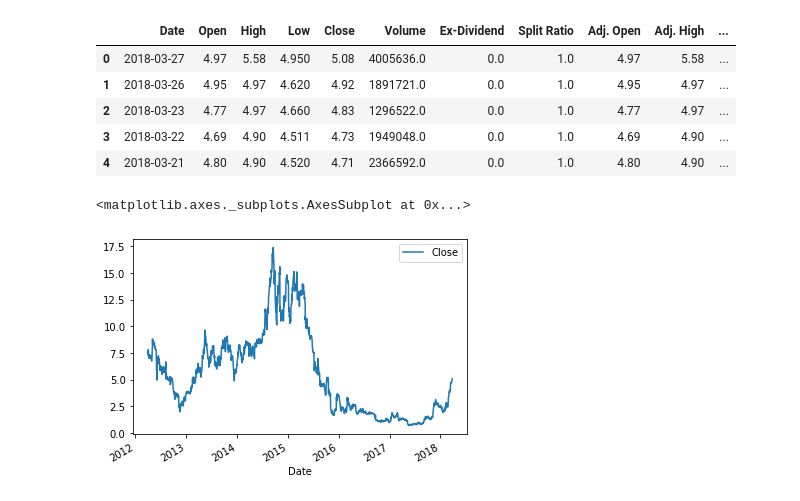
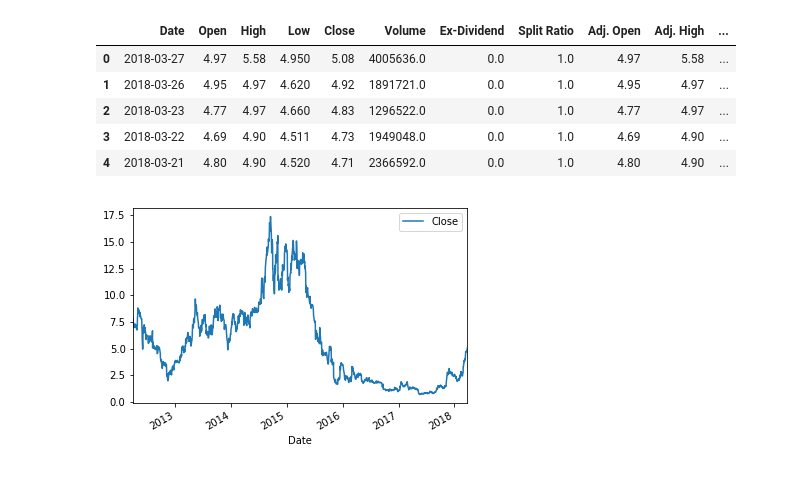
Before and after one commit to CamKirk/pyladies-api-to-random-walk, a Jupyter notebook: Untitled.ipynb, the cells around one changed output. Cells and saved outputs as stored; diff of their text form; code cells hidden in the pictures.

```diff
--- a/Untitled.ipynb
+++ b/Untitled.ipynb
@@ -49,9 +15,8 @@ df.head()
 | 3 | 2018-03-22 | 4.69 | 4.90 | 4.511 | 4.73 | 1949048.0 | 0.0 | 1.0 | 4.69 | 4.90 | ... |
 | 4 | 2018-03-21 | 4.80 | 4.90 | 4.520 | 4.71 | 2366592.0 | 0.0 | 1.0 | 4.80 | 4.90 | ... |
 # %%
-df['Date'] = df['Date'].astype('datetime64')
+df['Date'] = df['Date'].astype('datetime64[ns]')
 # %%
-df.plot('Date', 'Close')
+h=df.plot('Date', 'Close')
 # %% [output]
-<matplotlib.axes._subplots.AxesSubplot at 0x...>
-[figure, old version]
+[figure, new version]
```
Also changed, not shown: parts of 17 cells of this notebook, 1 other file.
